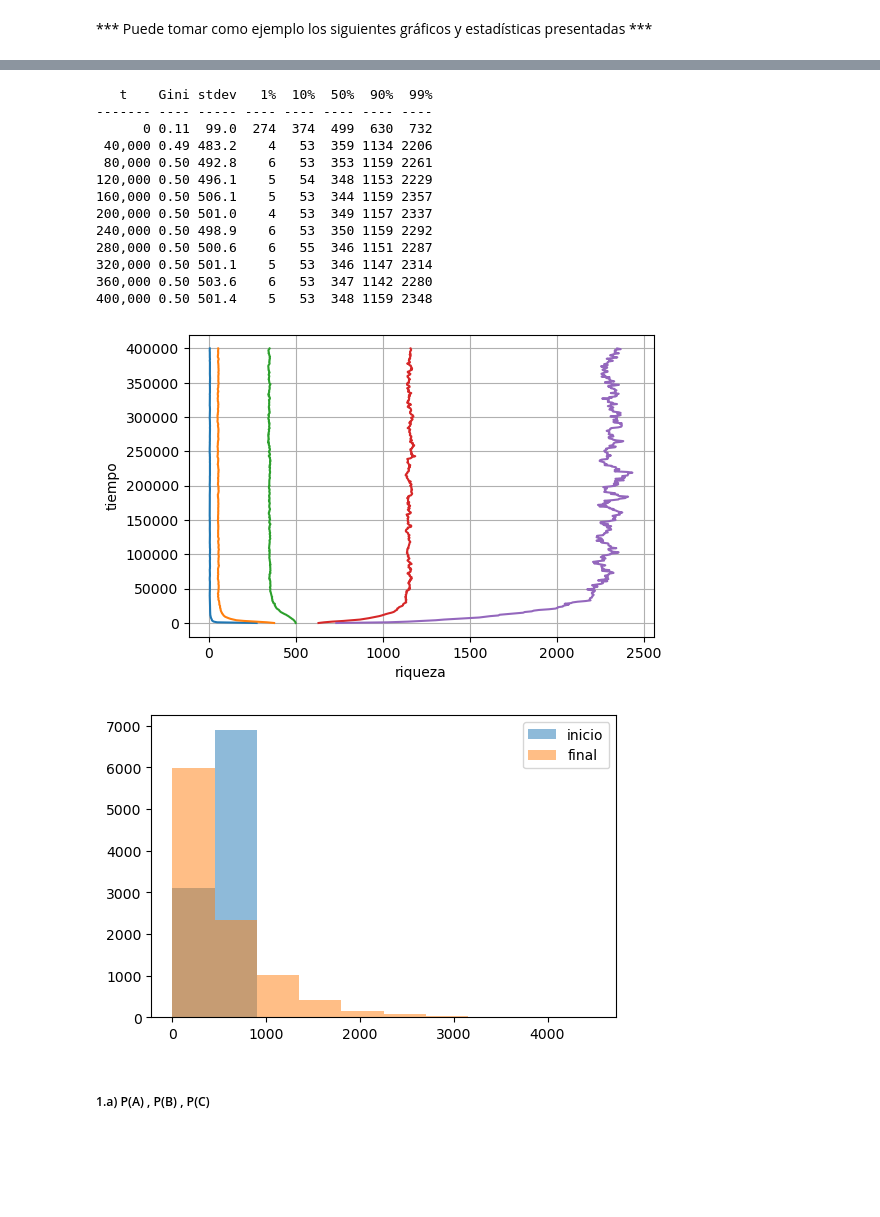
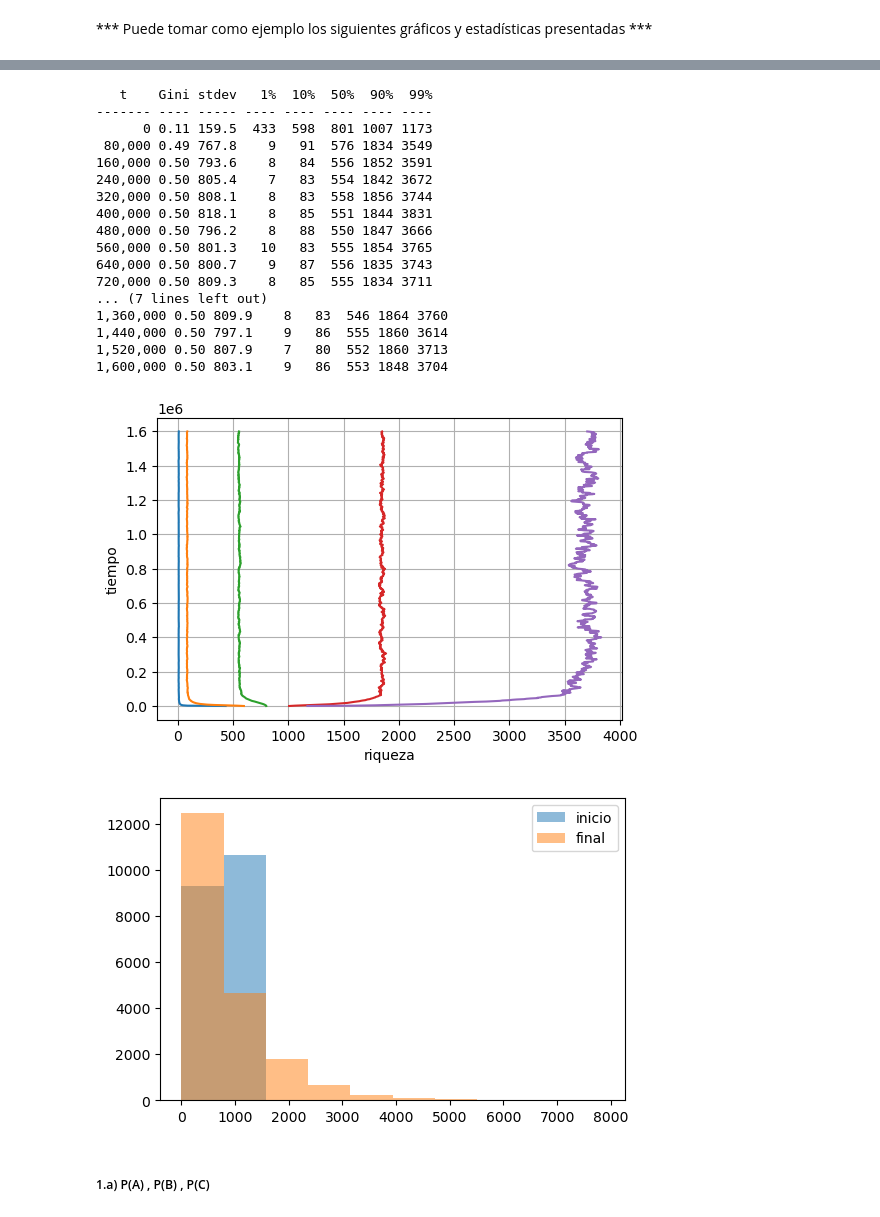
Before and after one commit to SLaraB/Simulaci-n-II-2022, a Jupyter notebook: ProyectoUnidad1.ipynb, the cells around one changed output, grey strips where cells are left out. Saved outputs shown, nothing was run; the diff lists cells and outputs as text; code cells hidden in the pictures; blank space fills up the shorter version.

```diff
--- a/ProyectoUnidad1.ipynb
+++ b/ProyectoUnidad1.ipynb
@@ -209,5 +200,5 @@ c) Obviando la distribución y la forma en la que se hace la transacción, despu
 # %%
-def show2(dinerop, k=40, percentiles=(1, 10, 50, 90, 99), **kwargs):
+def show2(dinerop, k=80, percentiles=(1, 10, 50, 90, 99), **kwargs):
     "Ejecuta simulación en k*N pasos, imprimiendo estadísticos y desplegando un histograma. "
     sd = []
     p10 = []
@@ -256,27 +249,31 @@ El percentil 90% es mayor o igual que  pesos
 # %%
-N  = 10000 # Tamaño de la población
-MU = 500. # Dinero medio en la población
+N  = 20000 # Tamaño de la población
+MU = 800. # Dinero medio en la población
 
 random.seed(14)
 dinerop = [random.gauss(mu=MU, sigma=MU/5) for actor in range(N)]
 
 g, sd, p10, p90 = show2(dinerop)
 # %% [output]
    t    Gini stdev   1%  10%  50%  90%  99%
 ------- ---- ----- ---- ---- ---- ---- ----
-      0 0.11  99.0  274  374  499  630  732
- 40,000 0.49 483.2    4   53  359 1134 2206
- 80,000 0.50 492.8    6   53  353 1159 2261
-120,000 0.50 496.1    5   54  348 1153 2229
-160,000 0.50 506.1    5   53  344 1159 2357
-200,000 0.50 501.0    4   53  349 1157 2337
-240,000 0.50 498.9    6   53  350 1159 2292
-280,000 0.50 500.6    6   55  346 1151 2287
-320,000 0.50 501.1    5   53  346 1147 2314
-360,000 0.50 503.6    6   53  347 1142 2280
-400,000 0.50 501.4    5   53  348 1159 2348
+      0 0.11 159.5  433  598  801 1007 1173
+ 80,000 0.49 767.8    9   91  576 1834 3549
+160,000 0.50 793.6    8   84  556 1852 3591
+240,000 0.50 805.4    7   83  554 1842 3672
+320,000 0.50 808.1    8   83  558 1856 3744
+400,000 0.50 818.1    8   85  551 1844 3831
+480,000 0.50 796.2    8   88  550 1847 3666
+560,000 0.50 801.3   10   83  555 1854 3765
+640,000 0.50 800.7    9   87  556 1835 3743
+720,000 0.50 809.3    8   85  555 1834 3711
+... (7 lines left out)
+1,360,000 0.50 809.9    8   83  546 1864 3760
+1,440,000 0.50 797.1    9   86  555 1860 3614
+1,520,000 0.50 807.9    7   80  552 1860 3713
+1,600,000 0.50 803.1    9   86  553 1848 3704
-[figure, old version]
+[figure, new version]
-[figure, old version]
+[figure, new version]
 # %% [markdown]
 ##### 1.a) P(A) , P(B) , P(C)
 # %%
```
Also changed, not shown: parts of 26 cells of this notebook.
